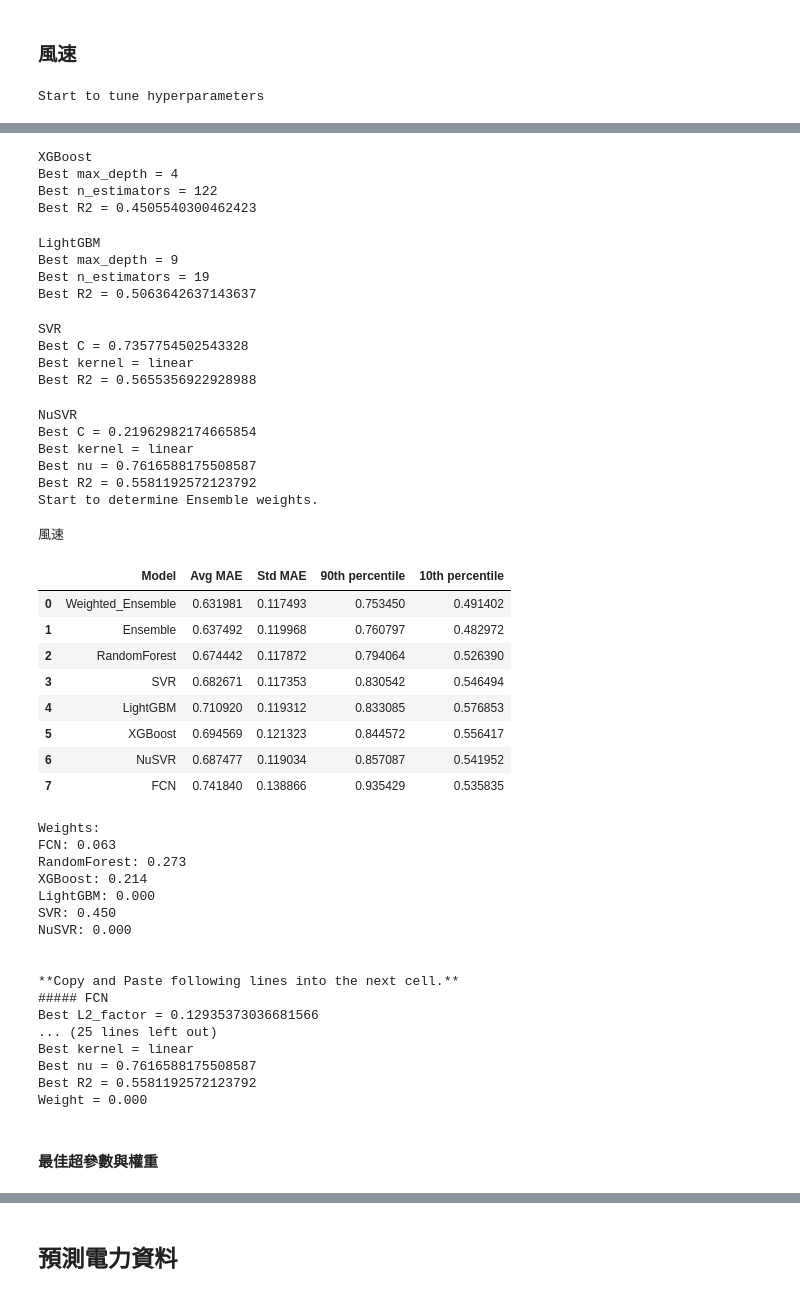
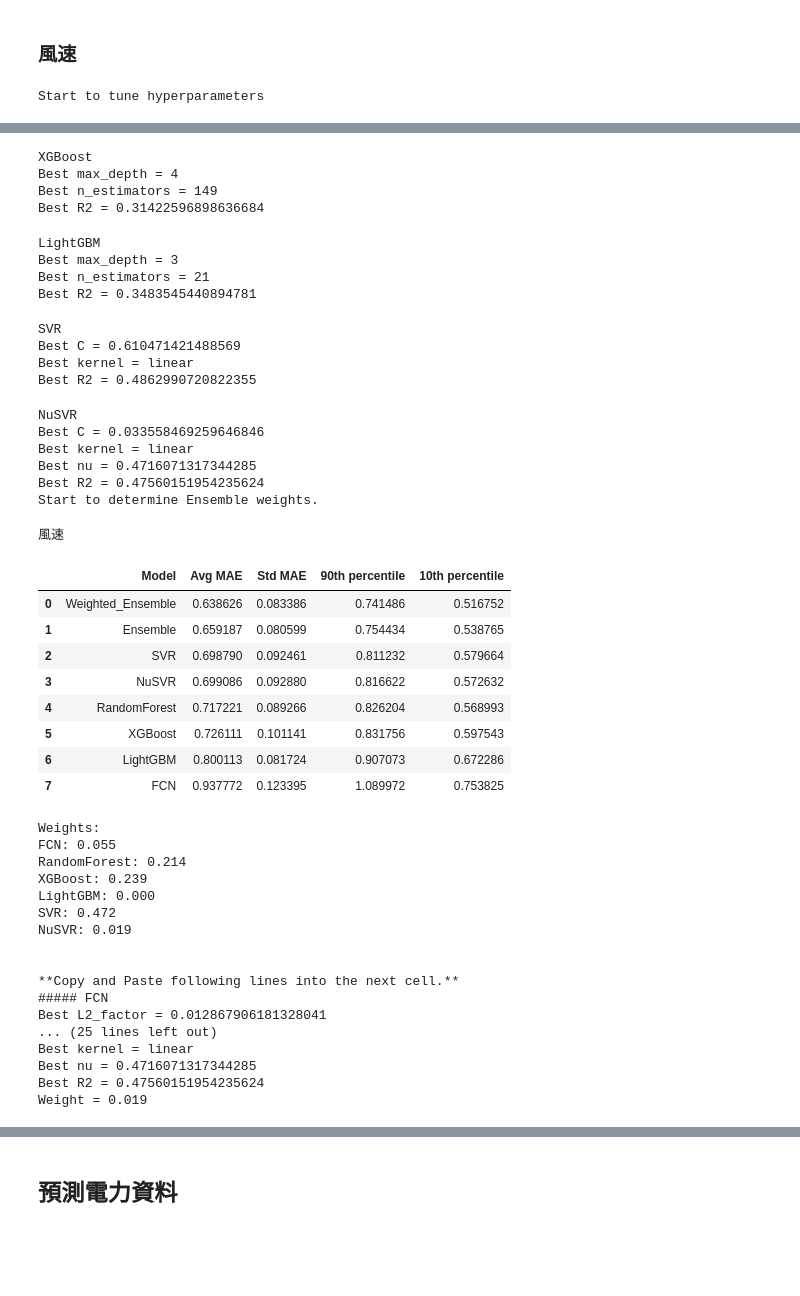
Before and after one commit to skyjadel/Taipower, a Jupyter notebook: Hyper parameter Tunning and Ensemble Weighting.ipynb, the cells around one changed output, grey strips where cells are left out. Cells and saved outputs as stored; diff of their text form; code cells hidden in the pictures; blank space fills up the shorter version.

```diff
--- a/Hyper parameter Tunning and Ensemble Weighting.ipynb
+++ b/Hyper parameter Tunning and Ensemble Weighting.ipynb
@@ -459,16 +476,17 @@ def predict(model_label, Y_train, train_ind, test_ind, mode,
 # %%
 def get_residual_corr_matrix(model_hyperparameters_dict, ensemble_models, model_xcols,
                              data_df, Ys, Y_feature, mode,
-                             n_iters, n_samples):
+                             n_iters, n_samples, fit_wind_square=False):
 
     def get_prediction_func(model_hyperparameters_dict=model_hyperparameters_dict,
                             model_xcols=model_xcols,
                             data_df=data_df,
                             Y_feature=Y_feature,
-                            mode=mode):
+                            mode=mode,
+                            fit_wind_square=fit_wind_square):
         def func(model_label, Y_train, train_ind, test_ind):
             return predict(model_label, Y_train, train_ind, test_ind, mode,
-                           model_hyperparameters_dict, model_xcols, data_df, Y_feature)
+                           model_hyperparameters_dict, model_xcols, data_df, Y_feature, fit_wind_square=fit_wind_square)
         return func
 
     get_prediction = get_prediction_func()
@@ -516,7 +534,7 @@ def get_weighted_ensemble_metric(Y_pred_iters, Y_test_iters, weights, mode):
     return weighted_metric
 # %%
 def find_optimal_weights(model_hyperparameters_dict, model_xcols,
-                         data_df, Y_feature, mode='regressor',
+                         data_df, Y_feature, mode='regressor', fit_wind_square=False,
                          n_iters=200, weights=None):
 
     if mode == 'regressor':
@@ -538,7 +556,7 @@ def find_optimal_weights(model_hyperparameters_dict, model_xcols,
     matrix, model_metric, Y_pred_iters, Y_test_iters = get_residual_corr_matrix(model_hyperparameters_dict=model_hyperparameters_dict,
                                                                                 model_xcols=model_xcols, ensemble_models=ensemble_models,
                                                                                 data_df=data_df, Ys=Ys, Y_feature=Y_feature, mode=mode,
-                                                                                n_iters=n_iters, n_samples=n_samples)
+                                                                                n_iters=n_iters, n_samples=n_samples, fit_wind_square=fit_wind_square)
 
     if weights is None:
         optimal_weights = sovle_optimal_weights(matrix)
@@ -572,7 +590,7 @@ def find_optimal_weights(model_hyperparameters_dict, model_xcols,
 
     return df, optimal_weights_dict
 # %%
-def save_model_metadata(file_path, model_xcols, model_hyperparameters_dict, optimal_weights):
+def save_model_metadata(file_path, model_xcols, model_hyperparameters_dict, optimal_weights, fit_wind_square=False):
     model_labels = list(model_hyperparameters_dict)
     output_dict = {
         'X_feature_dict':{},
@@ -584,6 +602,7 @@ def save_model_metadata(file_path, model_xcols, model_hyperparameters_dict, opti
             output_dict['X_feature_dict'][model_label] = model_xcols[model_label]
             output_dict['hyperparameters_dict'][model_label] = model_hyperparameters_dict[model_label]
             output_dict['weights'][model_label] = optimal_weights[model_label]
+            output_dict['fit_wind_square'] = fit_wind_square
 
     with open(file_path, 'w') as f:
         json.dump(output_dict, f)
@@ -593,7 +612,7 @@ def save_model_metadata(file_path, model_xcols, model_hyperparameters_dict, opti
 主要被主程式呼叫的函數
 負責管理超參數及權重的計算與存取
 # %%
-def flow_control(Y_feature, model_xcols, data_df, mode='regressor', speed_test=False,
+def flow_control(Y_feature, model_xcols, data_df, mode='regressor', speed_test=False, fit_wind_square=False,
                  train_model_path=train_model_path, optuna_has_done=optuna_has_done, weights_has_determined=weights_has_determined, run=False):
 
     n_iter_dict = {
@@ -625,7 +644,7 @@ def flow_control(Y_feature, model_xcols, data_df, mode='regressor', speed_test=F
         print('Start to tune hyperparameters')
         model_hyperparameters_dict, model_r2_dict = optuna_operation(model_xcols, Y_feature, data_df, mode=mode,
                                                                      n_iters=n_iter_dict['hyper_parameter'],
-                                                                     speed_test=speed_test)
+                                                                     speed_test=speed_test, fit_wind_square=fit_wind_square)
 
     # 集成權重
     if weights_has_determined[Y_feature]:
@@ -642,7 +661,7 @@ def flow_control(Y_feature, model_xcols, data_df, mode='regressor', speed_test=F
         else:
             n_iters = n_iter_dict['ensemble_weight']
         df, optimal_weights = find_optimal_weights(model_hyperparameters_dict, model_xcols, data_df,
-                                                   Y_feature=Y_feature, mode=mode, n_iters=n_iters)
+                                                   Y_feature=Y_feature, mode=mode, n_iters=n_iters, fit_wind_square=fit_wind_square)
         print(Y_feature)
         display(df)
         df.to_csv(f'{this_model_path}predict_MAE.df', index=False, encoding='utf-8-sig')
@@ -663,7 +682,7 @@ def flow_control(Y_feature, model_xcols, data_df, mode='regressor', speed_test=F
             print(f'Weight = {optimal_weights[model_label]:.3f}')
         print(' ')
         print(' ')
-        save_model_metadata(this_model_path + 'meta.json', model_xcols, model_hyperparameters_dict, optimal_weights)
+        save_model_metadata(this_model_path + 'meta.json', model_xcols, model_hyperparameters_dict, optimal_weights, fit_wind_square=fit_wind_square)
 # %% [markdown]
 ## 預測氣象數值
 # %% [markdown]
@@ -1220,7 +959,7 @@ model_xcols = {
     'NuSVR': ['風速', '東西風', '南北風', '溫度'],
 }
 
-flow_control(Y_feature, model_xcols, forecast_obs_df, speed_test=speed_test)
+flow_control(Y_feature, model_xcols, forecast_obs_df, speed_test=speed_test, fit_wind_square=True)
 # %% [output]
 Start to tune hyperparameters
 FCN
@@ -1234,47 +973,45 @@ Best R2 = 0.5159077068868289
 XGBoost
 Best max_depth = 4
-Best n_estimators = 122
-Best R2 = 0.4505540300462423
+Best n_estimators = 149
+Best R2 = 0.31422596898636684
 LightGBM
-Best max_depth = 9
-Best n_estimators = 19
-Best R2 = 0.5063642637143637
+Best max_depth = 3
+Best n_estimators = 21
+Best R2 = 0.3483545440894781
 SVR
-Best C = 0.7357754502543328
+Best C = 0.610471421488569
 Best kernel = linear
-Best R2 = 0.5655356922928988
+Best R2 = 0.4862990720822355
 NuSVR
-Best C = 0.21962982174665854
+Best C = 0.033558469259646846
 Best kernel = linear
-Best nu = 0.7616588175508587
-Best R2 = 0.5581192572123792
+Best nu = 0.4716071317344285
+Best R2 = 0.47560151954235624
 Start to determine Ensemble weights.
 風速
 |  | Model | Avg MAE | Std MAE | 90th percentile | 10th percentile |
-| 0 | Weighted_Ensemble | 0.631981 | 0.117493 | 0.753450 | 0.491402 |
-| 1 | Ensemble | 0.637492 | 0.119968 | 0.760797 | 0.482972 |
-| 2 | RandomForest | 0.674442 | 0.117872 | 0.794064 | 0.526390 |
-| 3 | SVR | 0.682671 | 0.117353 | 0.830542 | 0.546494 |
-| 4 | LightGBM | 0.710920 | 0.119312 | 0.833085 | 0.576853 |
-| 5 | XGBoost | 0.694569 | 0.121323 | 0.844572 | 0.556417 |
-| 6 | NuSVR | 0.687477 | 0.119034 | 0.857087 | 0.541952 |
-| 7 | FCN | 0.741840 | 0.138866 | 0.935429 | 0.535835 |
+| 0 | Weighted_Ensemble | 0.638626 | 0.083386 | 0.741486 | 0.516752 |
+| 1 | Ensemble | 0.659187 | 0.080599 | 0.754434 | 0.538765 |
+| 2 | SVR | 0.698790 | 0.092461 | 0.811232 | 0.579664 |
+| 3 | NuSVR | 0.699086 | 0.092880 | 0.816622 | 0.572632 |
+| 4 | RandomForest | 0.717221 | 0.089266 | 0.826204 | 0.568993 |
+| 5 | XGBoost | 0.726111 | 0.101141 | 0.831756 | 0.597543 |
+| 6 | LightGBM | 0.800113 | 0.081724 | 0.907073 | 0.672286 |
+| 7 | FCN | 0.937772 | 0.123395 | 1.089972 | 0.753825 |
 Weights:
-FCN: 0.063
-RandomForest: 0.273
-XGBoost: 0.214
+FCN: 0.055
+RandomForest: 0.214
+XGBoost: 0.239
 LightGBM: 0.000
-SVR: 0.450
-NuSVR: 0.000
+SVR: 0.472
+NuSVR: 0.019
 
 
 **Copy and Paste following lines into the next cell.**
 ##### FCN
-Best L2_factor = 0.12935373036681566
+Best L2_factor = 0.012867906181328041
 ... (25 lines left out)
 Best kernel = linear
-Best nu = 0.7616588175508587
-Best R2 = 0.5581192572123792
-Weight = 0.000
+Best nu = 0.4716071317344285
+Best R2 = 0.47560151954235624
+Weight = 0.019
-# %% [markdown]
-#### 最佳超參數與權重
```
Also changed, not shown: parts of 33 cells of this notebook.
